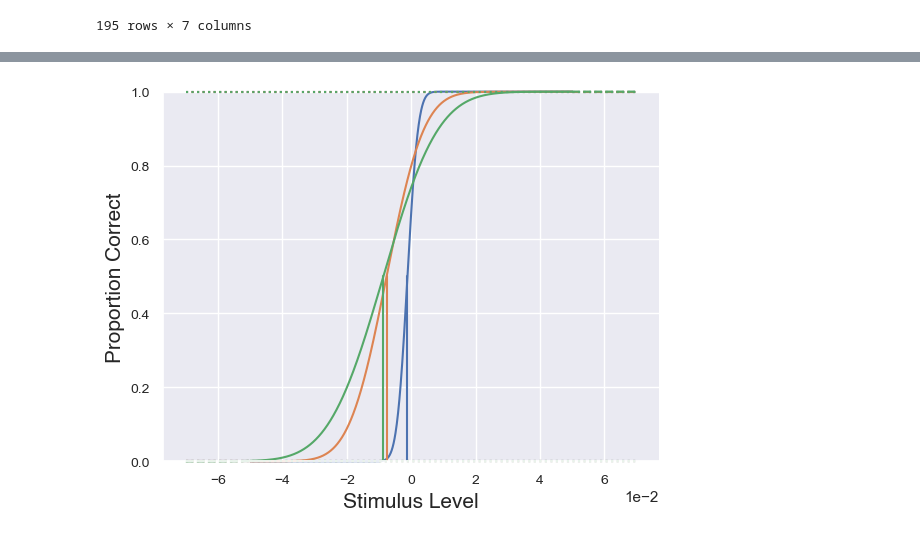
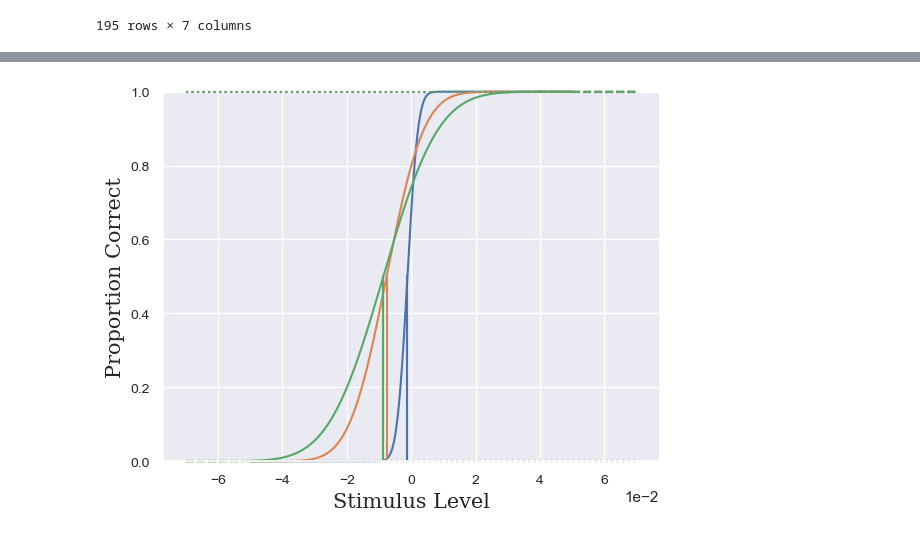
Before and after one commit to BonnenLab/tracking-psychopy-bonnen-2015, a Jupyter notebook: TrackingTutorial.ipynb, the cells around one changed output, grey strips where cells are left out. Cells and saved outputs as stored; diff of their text form; code cells hidden in the pictures.

```diff
--- a/TrackingTutorial.ipynb
+++ b/TrackingTutorial.ipynb
@@ -326,7 +322,7 @@ for ii in range(3):
     p_data_np
     results[ii] = ps.psignifit(p_data_np, options)
     ps.psigniplot.plotPsych(results[ii],axisHandle=ax[ii],showImediate=False,
-                            dataColor=colors[ii], fontname='serif')
+                            dataColor=colors[ii], fontName='serif')
     plt.title(f'width={widths[ii]}')
 
 plt.show()
@@ -335,9 +334,9 @@ NameError: name 'plt' is not defined
 # %%
 fig = plt.figure()
 for ii in range(3):
     ps.psigniplot.plotPsych(results[ii],axisHandle=plt.gca(),showImediate=False,
-                            plotData=False,lineColor=colors[ii],lineWidth=1.5)
+                            plotData=False,lineColor=colors[ii],lineWidth=1.5,fontName='serif')
 
 plt.show()
 # %% [output]
-[figure, old version]
+[figure, new version]
```
Also changed, not shown: parts of 4 cells of this notebook.
